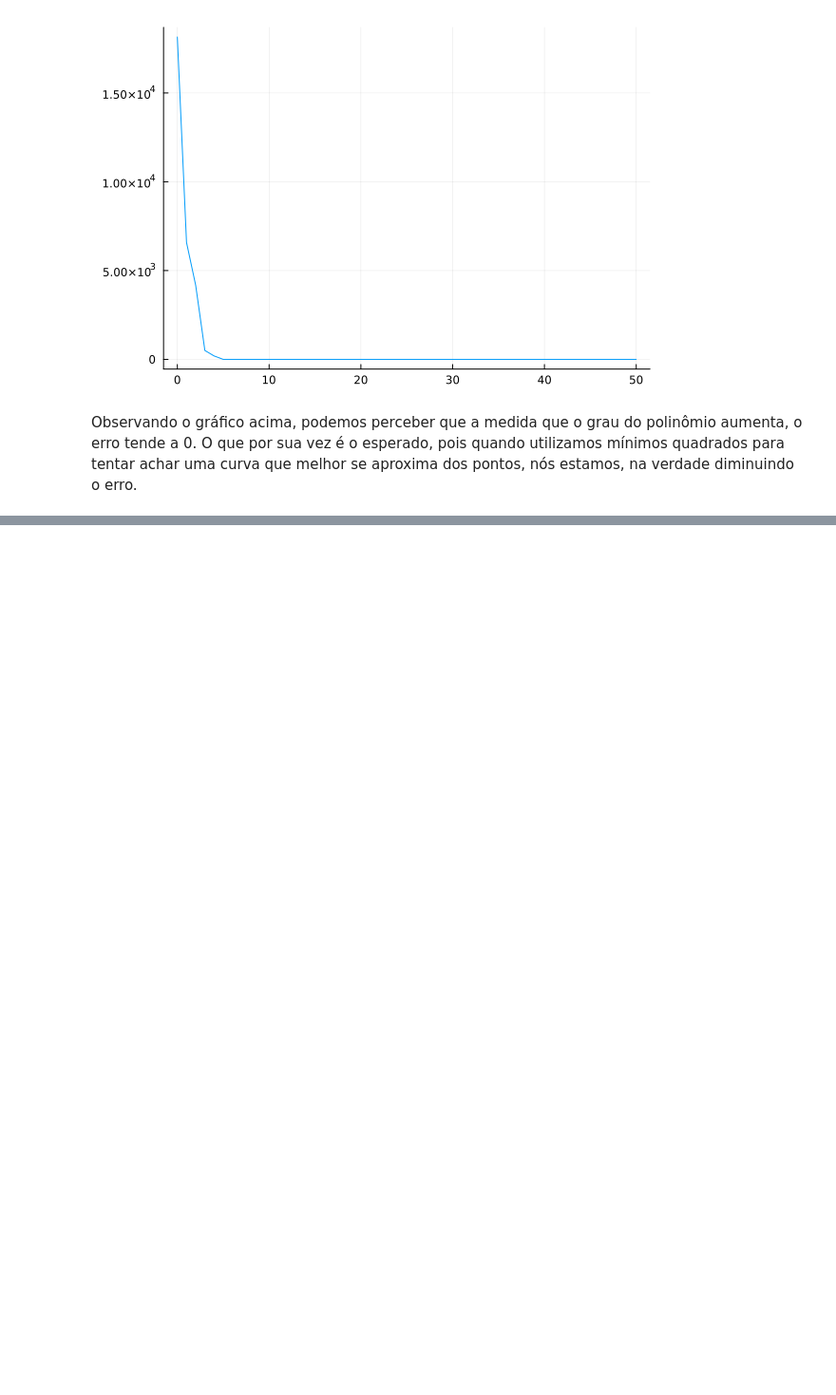
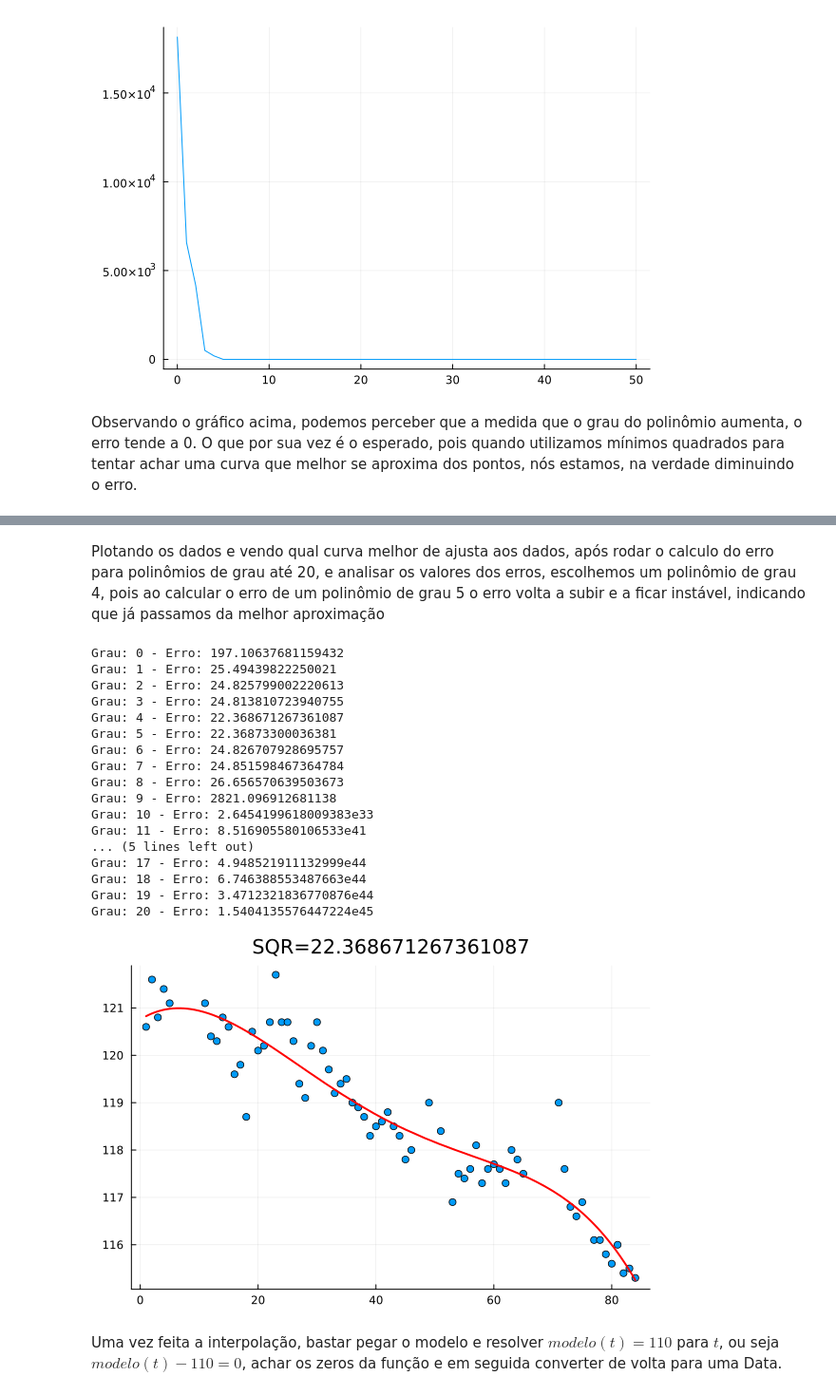
Before and after one commit to DaviMattos14/obsidian_notebook, a Jupyter notebook: Computação Científica e Análise de Dados/Exercícios/MQ_julia.ipynb, the cells around one changed output, grey strips where cells are left out. Shown at 95% size. Cells and saved outputs as stored; diff of their text form; code cells hidden in the pictures; blank space fills up the shorter version.

```diff
--- a/Computação Científica e Análise de Dados/Exercícios/MQ_julia.ipynb
+++ b/Computação Científica e Análise de Dados/Exercícios/MQ_julia.ipynb
@@ -205,0 +338,21 @@ Observando o gráfico acima, podemos perceber que a medida que o grau do polinô
+# %%
+
+datas = df_pesagem[!,"Data"]
+pesos = df_pesagem[!,"Peso (kg)"]
+
+using Dates
+ano = 2024 # Exemplo: Out, Nov, Dez de 2024
+novo_ano = ano + 1 # Exemplo: Jan de 2025
+
+data_dias = Date[]
+for data in datas
+    partes = split(data, '/')
+    dia_num = parse(Int, partes[1])
+    mes_num = parse(Int, partes[2])
+    ano_final = (mes_num >= 10) ? ano : novo_ano
+    push!(data_dias, Date(ano_final, mes_num, dia_num))
+end
+
+println(data_dias)
+
+dias = Dates.value.(data_dias .- data_dias[1]) .+1
@@ -205,0 +378,43 @@ Observando o gráfico acima, podemos perceber que a medida que o grau do polinô
+# %% [markdown]
+Plotando os dados e vendo qual curva melhor de ajusta aos dados, após rodar o calculo do erro para polinômios de grau até 20, e analisar os valores dos erros, escolhemos um polinômio de grau 4, pois ao calcular o erro de um polinômio de grau 5 o erro volta a subir e a ficar instável, indicando que já passamos da melhor aproximação
+# %%
+scatter(datas, pesos,
+        xlabel="Dias",
+        ylabel="Peso (kg)",
+        leg=false)
+x = dias
+y = pesos
+
+scatter(x, y, leg=false)
+
+grau = 20
+erro = regressao(grau) ## Vendo qual grau apresenta menor erro
+
+F = [x -> x^j for j in 0:4] ## Vendo se o grau com menor erro escolhido é o que melhor de ajusta visualmente
+A, modelo = mq(x,y, F)
+r = y - modelo.(x)
+sqr = norm(r)^2
+
+plot!(modelo, extrema(x)..., c=:red, lw=2)
+title!("SQR=$sqr")
+# %% [output]
+Grau: 0 - Erro: 197.10637681159432
+Grau: 1 - Erro: 25.49439822250021
+Grau: 2 - Erro: 24.825799002220613
+Grau: 3 - Erro: 24.813810723940755
+Grau: 4 - Erro: 22.368671267361087
+Grau: 5 - Erro: 22.36873300036381
+Grau: 6 - Erro: 24.826707928695757
+Grau: 7 - Erro: 24.851598467364784
+Grau: 8 - Erro: 26.656570639503673
+Grau: 9 - Erro: 2821.096912681138
+Grau: 10 - Erro: 2.6454199618009383e33
+Grau: 11 - Erro: 8.516905580106533e41
+... (5 lines left out)
+Grau: 17 - Erro: 4.948521911132999e44
+Grau: 18 - Erro: 6.746388553487663e44
+Grau: 19 - Erro: 3.4712321836770876e44
+Grau: 20 - Erro: 1.5404135576447224e45
+[figure, added]
+# %% [markdown]
+Uma vez feita a interpolação, bastar pegar o modelo e resolver $modelo(t) =110$ para $t$, ou seja $modelo(t) - 110 =0$, achar os zeros da função e em seguida converter de volta para uma Data.
```
Also changed, not shown: parts of 18 cells of this notebook, 4 other files.
